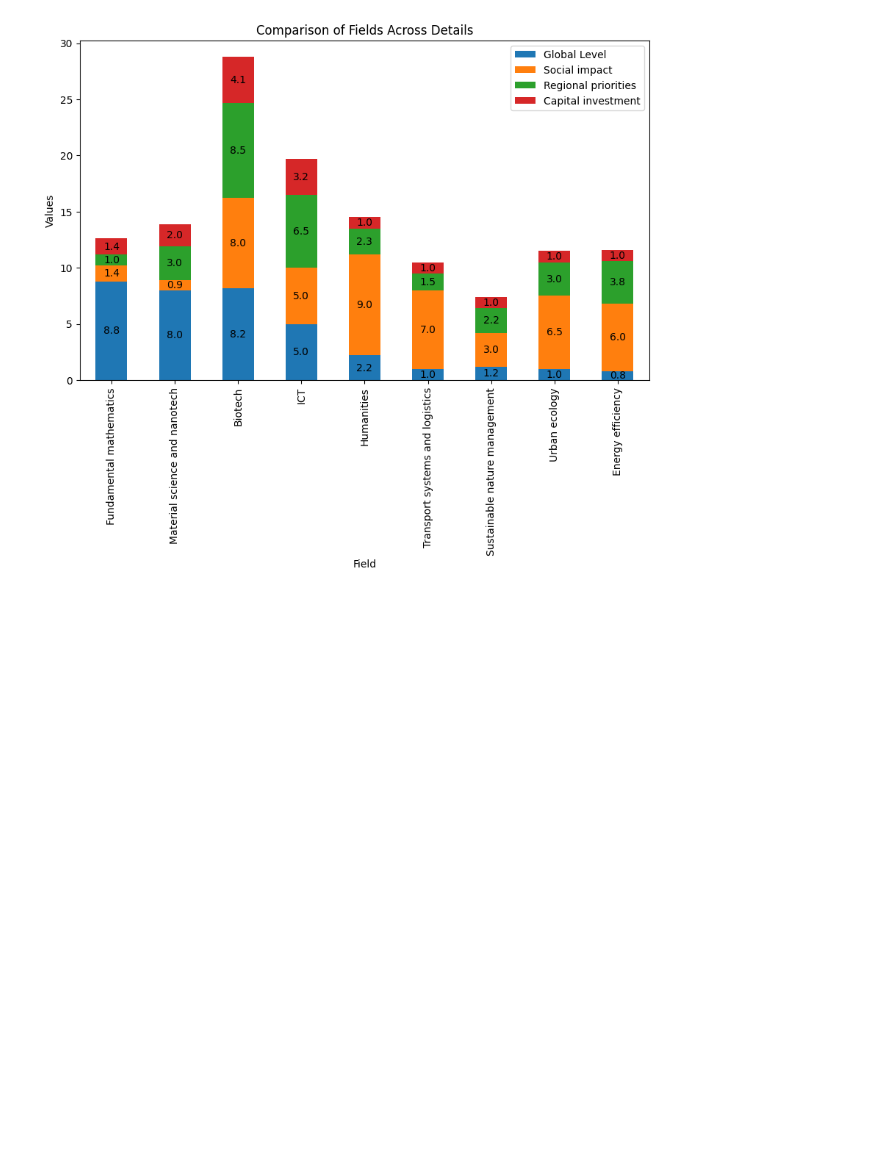
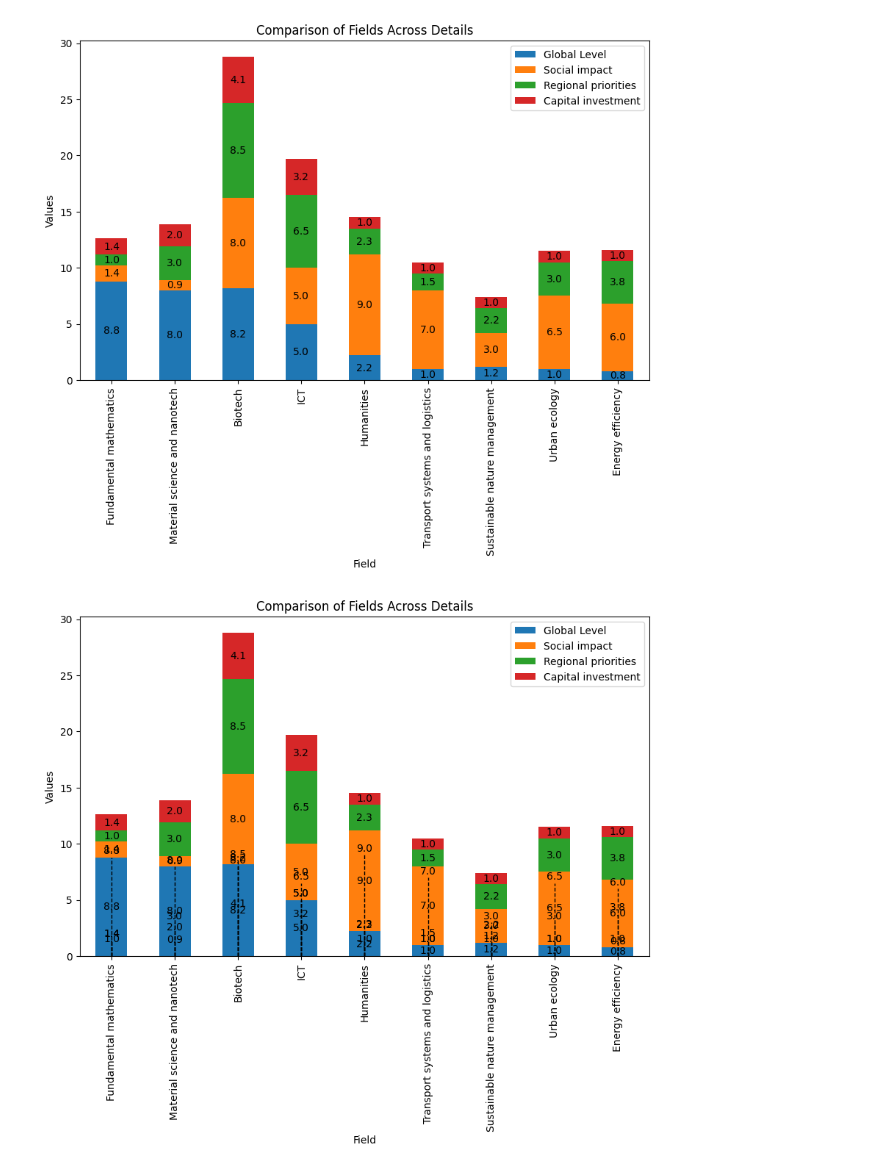
Before and after one commit to RafaelNovais/MasterAI, a Jupyter notebook: DVEX1.ipynb, the cells around one changed output. Saved outputs shown, nothing was run; the diff lists cells and outputs as text; code cells hidden in the pictures; blank space fills up the shorter version.

```diff
--- a/DVEX1.ipynb
+++ b/DVEX1.ipynb
@@ -46,3 +46,40 @@ plt.ylabel('Values')
 plt.show()
 # %% [output]
 [figure]
+# %%
+#/content/drive/MyDrive/Master/CT5136 - Data Visualisation/5D_chart_data.csv
+import pandas as pd
+import matplotlib.pyplot as plt
+
+# Read the CSV file
+data = pd.read_csv('/content/drive/MyDrive/Master/CT5136 - Data Visualisation/5D_chart_data.csv')  # Replace 'your_file.csv' with the actual file name
+
+# Drop the first column (Unnamed: 0, assuming it's an index column)
+data = data.iloc[:, 1:]
+
+# Set the 'Field' column as the index
+data.set_index('Field', inplace=True)
+
+# Plot the data
+ax = data.plot(kind='bar', stacked=True, figsize=(10, 6))
+
+# Annotate each part of the stacked bars with its corresponding value
+for p in ax.patches:
+    width, height = p.get_width(), p.get_height()
+    x, y = p.get_xy()
+    ax.annotate(f'{height:.1f}', (x + width/2, y + height/2), ha='center', va='center')
+
+# Add lines connecting each bar to the x-axis (vertical lines)
+for idx, col in enumerate(data.columns):
+    for bar in ax.patches[idx::len(data.columns)]:
+        height = bar.get_height()
+        x, _ = bar.get_xy()
+        ax.plot([x + width/2, x + width/2], [0, height], color='black', linestyle='--', linewidth=1)
+        ax.text(x + width/2, height + 0.1, f'{height:.1f}', ha='center', va='bottom', rotation=0)  # Adjust rotation
+
+plt.title('Comparison of Fields Across Details')
+plt.xlabel('Field')
+plt.ylabel('Values')
+plt.show()
+# %% [output]
+[figure, added]
```
